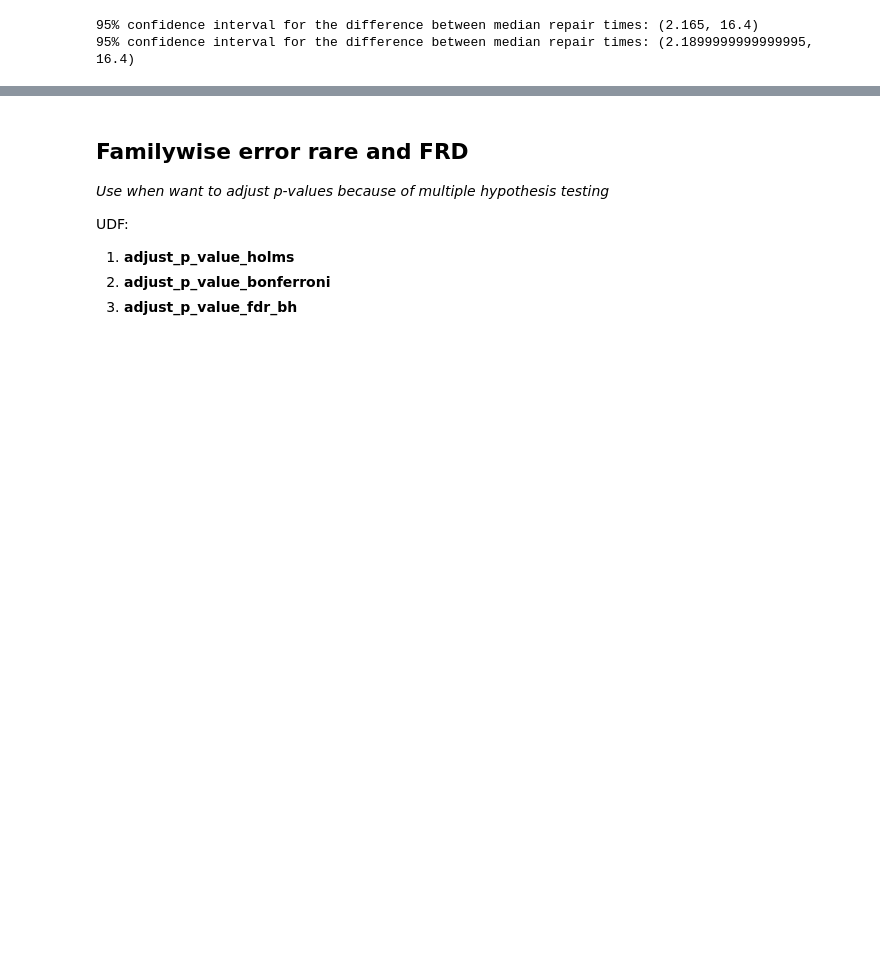
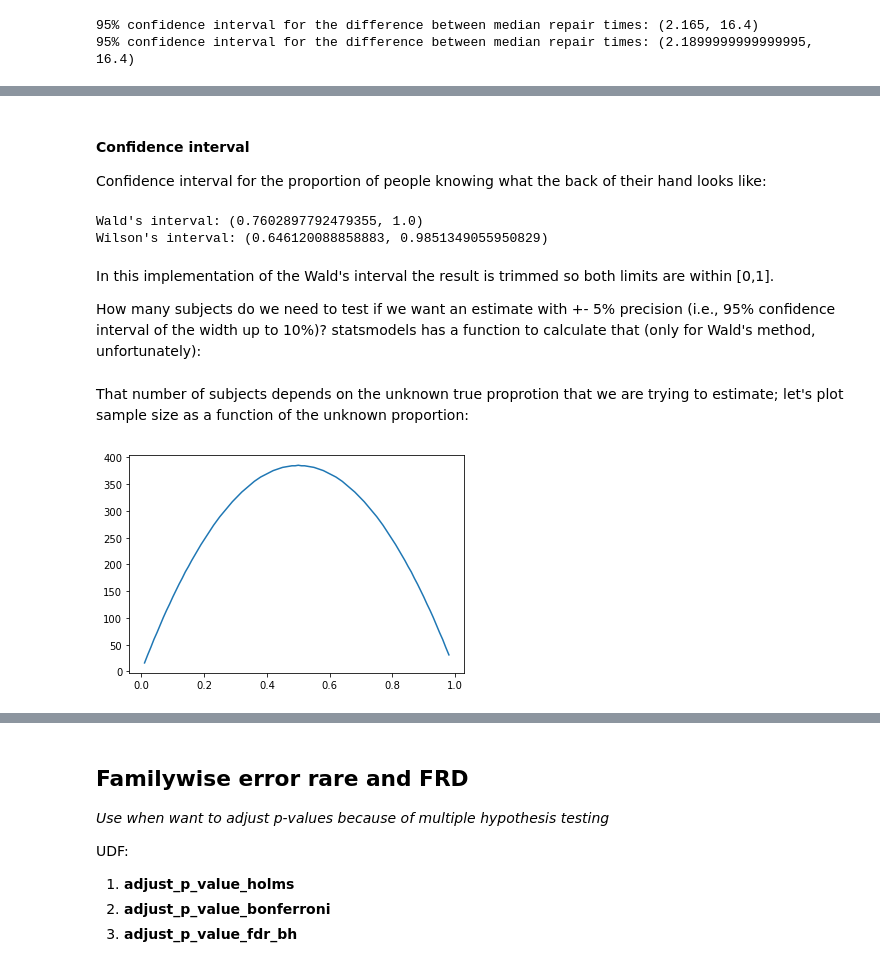
Before and after one commit to serzaraisk/Statistics, a Jupyter notebook: Statistics_cheat_notebook.ipynb, the cells around one changed output, grey strips where cells are left out. Drawn from its saved outputs; the diff is of its cells as text; code cells hidden in the pictures; blank space fills up the shorter version.

```diff
--- a/Statistics_cheat_notebook.ipynb
+++ b/Statistics_cheat_notebook.ipynb
@@ -258,0 +275,13 @@ print("95% confidence interval for the difference between median repair times:",
+# %% [markdown]
+#### Confidence interval
+Confidence interval for the proportion of people knowing what the back of their hand looks like:
+# %%
+print("Wald's interval:", proportion_confint(11, 12, method = 'normal'))
+print("Wilson's interval:", proportion_confint(11, 12, method = 'wilson'))
+# %% [output]
+Wald's interval: (0.7602897792479355, 1.0)
+Wilson's interval: (0.646120088858883, 0.9851349055950829)
+# %% [markdown]
+In this implementation of the Wald's interval the result is trimmed so both limits are within [0,1].
+
+How many subjects do we need to test if we want an estimate with +- 5% precision (i.e., 95% confidence interval of the width up to 10%)? statsmodels has a function to calculate that (only for Wald's method, unfortunately):
@@ -258,0 +290,9 @@ print("95% confidence interval for the difference between median repair times:",
+# %% [markdown]
+That number of subjects depends on the unknown true proprotion that we are trying to estimate; let's plot sample size as a function of the unknown proportion:
+# %%
+prop = np.arange(0.01, 0.99, 0.01)
+n = [np.ceil(samplesize_confint_proportion(p, 0.05)) for p in prop]
+
+plt.plot(prop, n);
+# %% [output]
+[figure, added]
```
Also changed, not shown: parts of 172 cells of this notebook.
